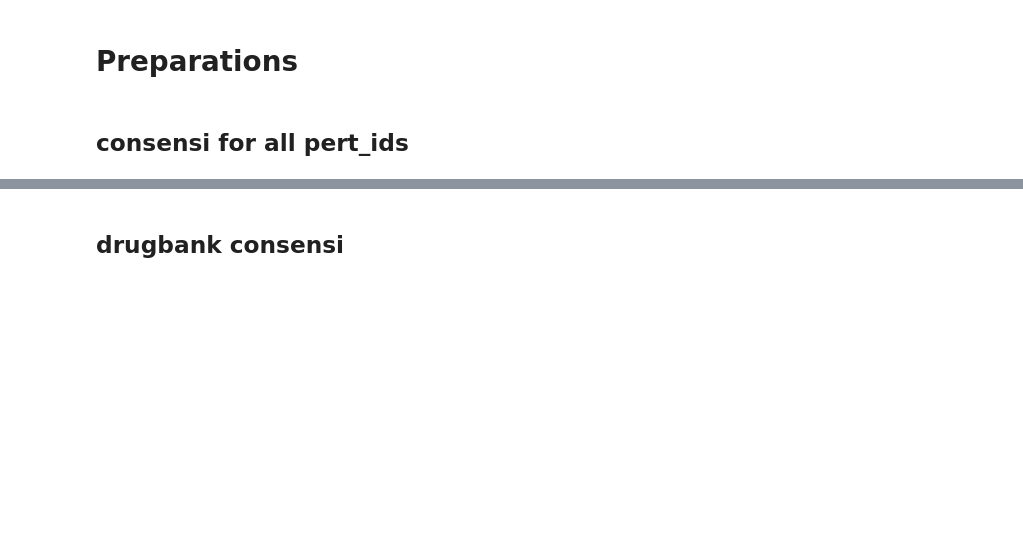
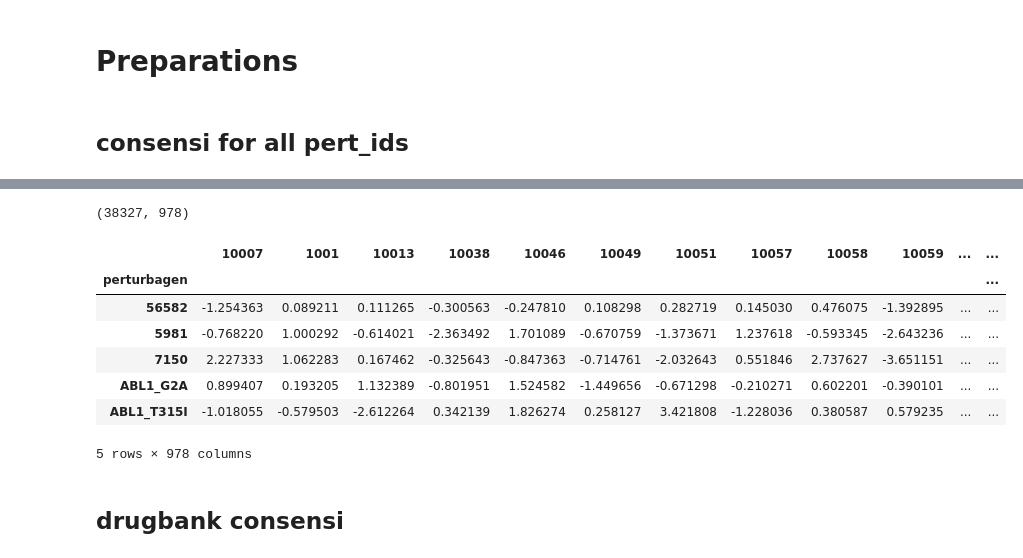
Before and after one commit to dhimmel/lincs, a Jupyter notebook: consensi.ipynb, the cells around one changed output, grey strips where cells are left out. Drawn from its saved outputs; the diff is of its cells as text; code cells hidden in the pictures; blank space fills up the shorter version.

Commit message:
Added consensi datasets

```diff
--- a/consensi.ipynb
+++ b/consensi.ipynb
@@ -58,8 +67,18 @@ sig_df.head(2)
 # %%
 # Condense to perturbagens
 pert_to_sigs = {k: g['sig_id'].tolist() for k, g in sig_df.groupby('pert_id')}
-pert_expr_df = run_consensi(sig_expr_df, pert_to_sigs, name='all')
+pert_expr_df = run_consensi(sig_expr_df, pert_to_sigs, name='pert_id')
 pert_expr_df.head()
+# %% [output]
+(38327, 978)
+|  | 10007 | 1001 | 10013 | 10038 | 10046 | 10049 | 10051 | 10057 | 10058 | 10059 | ... | ... |
+| perturbagen |  |  |  |  |  |  |  |  |  |  |  | ... |
+| 56582 | -1.254363 | 0.089211 | 0.111265 | -0.300563 | -0.247810 | 0.108298 | 0.282719 | 0.145030 | 0.476075 | -1.392895 | ... | ... |
+| 5981 | -0.768220 | 1.000292 | -0.614021 | -2.363492 | 1.701089 | -0.670759 | -1.373671 | 1.237618 | -0.593345 | -2.643236 | ... | ... |
+| 7150 | 2.227333 | 1.062283 | 0.167462 | -0.325643 | -0.847363 | -0.714761 | -2.032643 | 0.551846 | 2.737627 | -3.651151 | ... | ... |
+| ABL1_G2A | 0.899407 | 0.193205 | 1.132389 | -0.801951 | 1.524582 | -1.449656 | -0.671298 | -0.210271 | 0.602201 | -0.390101 | ... | ... |
+| ABL1_T315I | -1.018055 | -0.579503 | -2.612264 | 0.342139 | 1.826274 | 0.258127 | 3.421808 | -1.228036 | 0.380587 | 0.579235 | ... | ... |
+5 rows × 978 columns
 # %% [markdown]
 ## drugbank consensi
 # %%
```
Also changed, not shown: parts of 7 cells of this notebook, 4 other files.
